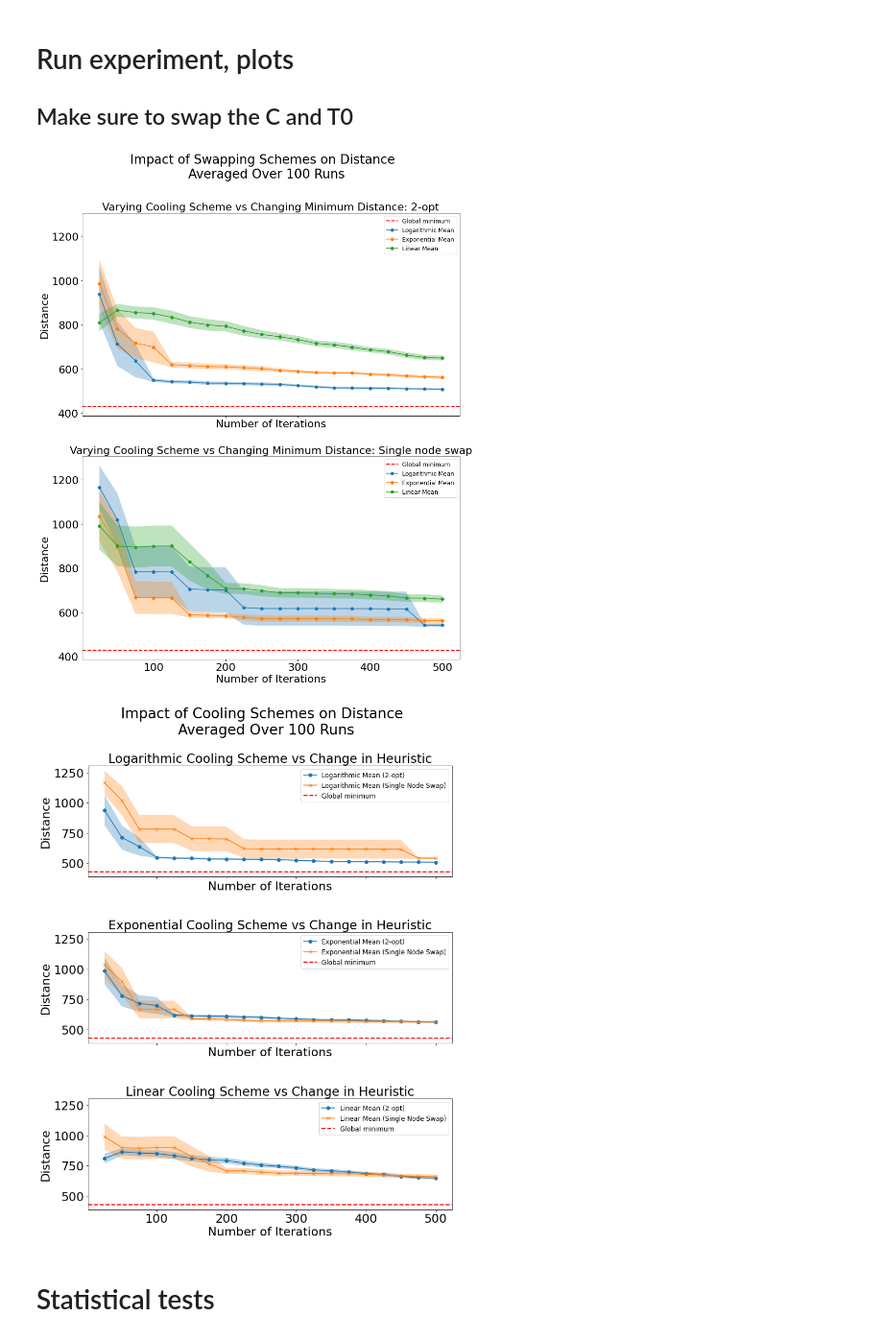
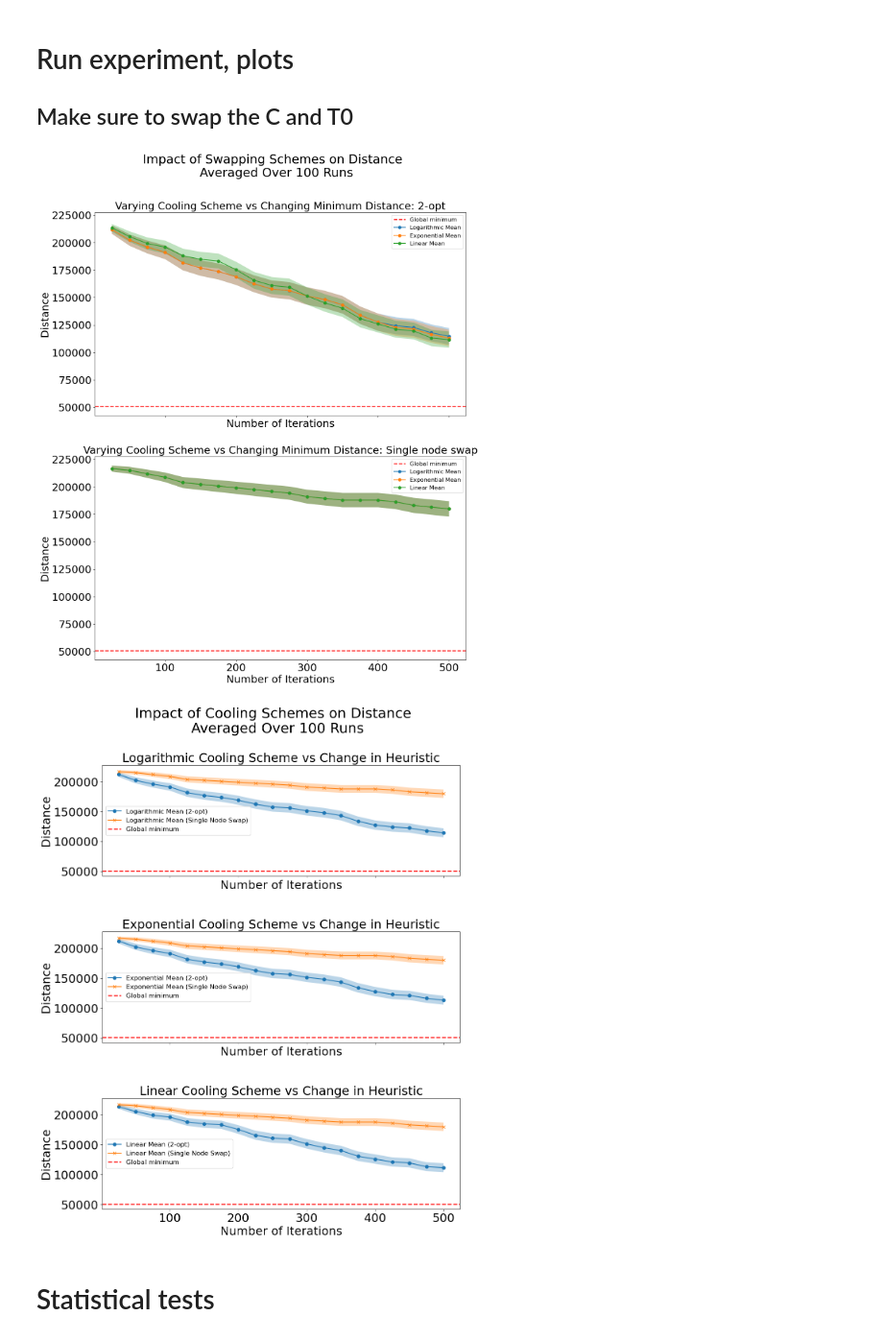
Before and after one commit to koenweverink/stochastic_simulation_assignment_3, a Jupyter notebook: Last Notebook.ipynb, the cells around one changed output. Shown: that part at 96% size. Drawn from its saved outputs; the diff is of its cells as text; code cells hidden in the pictures.

Commit message:
big city config results (probably not right, values too similar)

```diff
--- a/Last Notebook.ipynb
+++ b/Last Notebook.ipynb
@@ -89,9 +89,9 @@ def visualize_routes(cities):
 # %%
 #Open initial file, store cities with coordinates
 
-filename = "TSP-Configurations/eil51.tsp.txt"
+# filename = "TSP-Configurations/eil51.tsp.txt"
 # filename = "TSP-Configurations/a280.tsp.txt"
-# filename = "TSP-Configurations/pcb442.tsp.txt"
+filename = "TSP-Configurations/pcb442.tsp.txt"
 init_cities = get_city_coord_dict(filename)
 # %%
 class SimulatedAnnealing:
@@ -234,9 +234,9 @@ def get_optimal_sol(filename, cities_dict):
 # Make sure to change to the proper file
 # %%
 #Compare with optimal solution
-filename = "TSP-Configurations/eil51.opt.tour.txt" #adjust as needed
+# filename = "TSP-Configurations/eil51.opt.tour.txt" #adjust as needed
 # filename = "TSP-Configurations/a280.opt.tour.txt"
-# filename = "TSP-Configurations/pcb442.opt.tour.txt"
+filename = "TSP-Configurations/pcb442.opt.tour.txt"
 # %%
 opt_sol_dict = get_optimal_sol(filename, init_cities)
 visualize_routes(opt_sol_dict)
@@ -269,7 +269,7 @@ def run_experiment(cooling_scheme, swap_scheme, max_iterations_range):
         distances = []
 
         for run in range(num_runs):
-            sa_instance = SimulatedAnnealing(init_cities, C=0.737770677729471, T0=364, max_step=max_iter, init_seed=run)
+            sa_instance = SimulatedAnnealing(init_cities, C=0.21932738777140884, T0=574, max_step=max_iter, init_seed=run)
             final_cities = sa_instance.run(cooling_scheme, swap_scheme)
             distance = total_distance(final_cities)
 
@@ -333,35 +333,35 @@ for i, cooling_scheme in enumerate(cooling_schemes):
     df_results_2opt = pd.read_csv(os.path.join(output_directory, f'results_{cooling_scheme}_2-opt.csv'))
     df_results_single_node = pd.read_csv(os.path.join(output_directory, f'results_{cooling_scheme}_Single Node Swap.csv'))
 
     # Calculate mean and standard error for error bars for 2-opt
     mean_distance_2opt = df_results_2opt.groupby('Iteration')['Distance'].mean()
     std_error_2opt = df_results_2opt.groupby('Iteration')['Distance'].sem()
 
     # Calculate mean and standard error for error bars for Single Node Swap
     mean_distance_single_node = df_results_single_node.groupby('Iteration')['Distance'].mean()
     std_error_single_node = df_results_single_node.groupby('Iteration')['Distance'].sem()
 
     axs_cooling[i].plot(mean_distance_2opt.index, mean_distance_2opt, label=f'{cooling_scheme.capitalize()} Mean (2-opt)', marker='o')
     axs_cooling[i].plot(mean_distance_single_node.index, mean_distance_single_node, label=f'{cooling_scheme.capitalize()} Mean (Single Node Swap)', marker='x')
     axs_cooling[i].axhline(y = opt_solution_distance, color = 'red', linestyle = '--', linewidth = 2, label = 'Global minimum')
 
     axs_cooling[i].set_title(f'{cooling_scheme.capitalize()} Cooling Scheme vs Change in Heuristic', fontsize=23)
     axs_cooling[i].set_ylabel('Distance', fontsize=22)
     axs_cooling[i].set_xlabel('Number of Iterations', fontsize=22)
     axs_cooling[i].legend(fontsize=12)
     axs_cooling[i].tick_params(axis='both', labelsize=22)
 
     # Calculate confidence intervals and add shaded areas
     axs_cooling[i].fill_between(mean_distance_2opt.index, mean_distance_2opt - std_error_2opt, mean_distance_2opt + std_error_2opt, alpha=0.3)
     axs_cooling[i].fill_between(mean_distance_single_node.index, mean_distance_single_node - std_error_single_node, mean_distance_single_node + std_error_single_node, alpha=0.3)
 
 # Save the plot as a PNG file
 plt.savefig(os.path.join(output_directory, 'cooling_schemes_plot.png'))
 
 plt.show()
 # %% [output]
-[figure, old version]
+[figure, new version]
-[figure, old version]
+[figure, new version]
 # %% [markdown]
 # Statistical tests
 # %%
```
Also changed, not shown: parts of 4 cells of this notebook, 8 other files.
